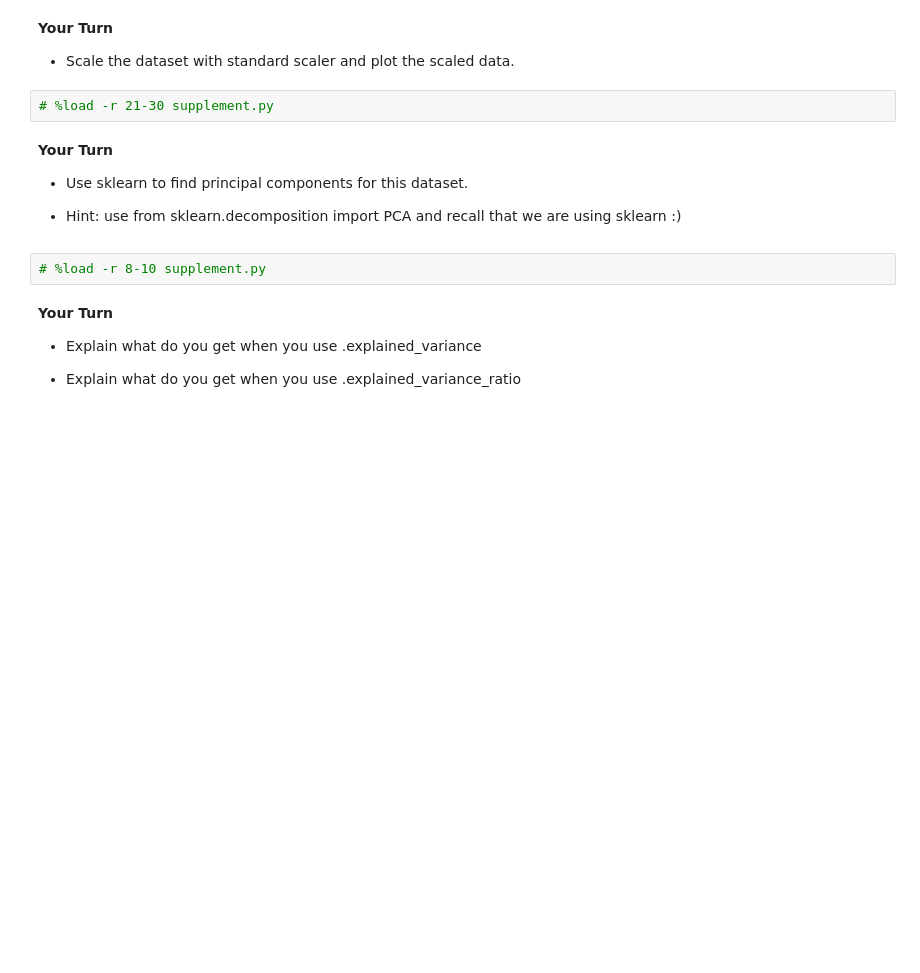
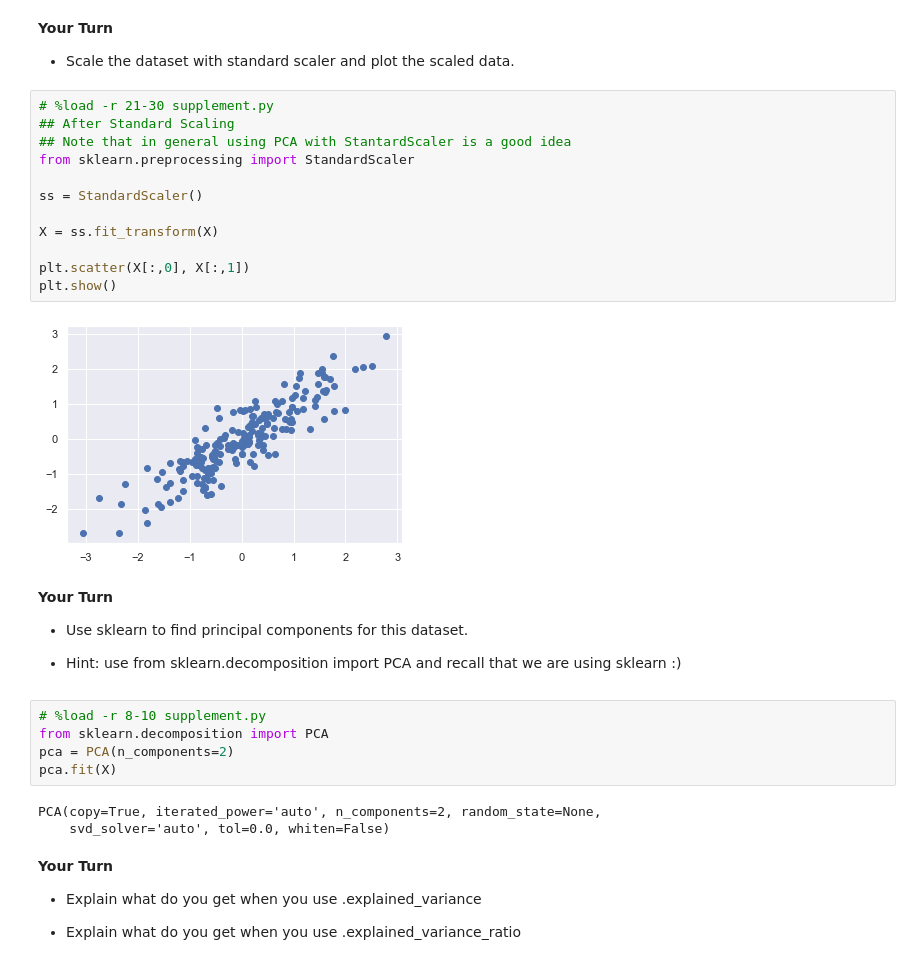
Before and after one commit to learn-co-students/dc-ds-111819, a Jupyter notebook: module-5/day-4-PCA/Principal-Component-Analysis.ipynb, the cells around one changed output. Drawn from its saved outputs; the diff is of its cells as text; blank space fills up the shorter version.

```diff
--- a/module-5/day-4-PCA/Principal-Component-Analysis.ipynb
+++ b/module-5/day-4-PCA/Principal-Component-Analysis.ipynb
@@ -58,8 +58,20 @@ plt.show()
 __Your Turn__
 
 - Scale the dataset with standard scaler and plot the scaled data.
-# %%
-# %load -r 21-30 supplement.py
+# %%
+# %load -r 21-30 supplement.py
+## After Standard Scaling
+## Note that in general using PCA with StantardScaler is a good idea
+from sklearn.preprocessing import StandardScaler
+
+ss = StandardScaler()
+
+X = ss.fit_transform(X)
+
+plt.scatter(X[:,0], X[:,1])
+plt.show()
+# %% [output]
+[figure, added]
 # %% [markdown]
 __Your Turn__
 
@@ -68,6 +80,12 @@ __Your Turn__
 - Hint: use from sklearn.decomposition import PCA and recall that we are using sklearn :)
 # %%
 # %load -r 8-10 supplement.py
+from sklearn.decomposition import PCA
+pca = PCA(n_components=2)
+pca.fit(X)
+# %% [output]
+PCA(copy=True, iterated_power='auto', n_components=2, random_state=None,
+    svd_solver='auto', tol=0.0, whiten=False)
 # %% [markdown]
 __Your Turn__
 
```
Also changed, not shown: parts of 9 cells of this notebook.
